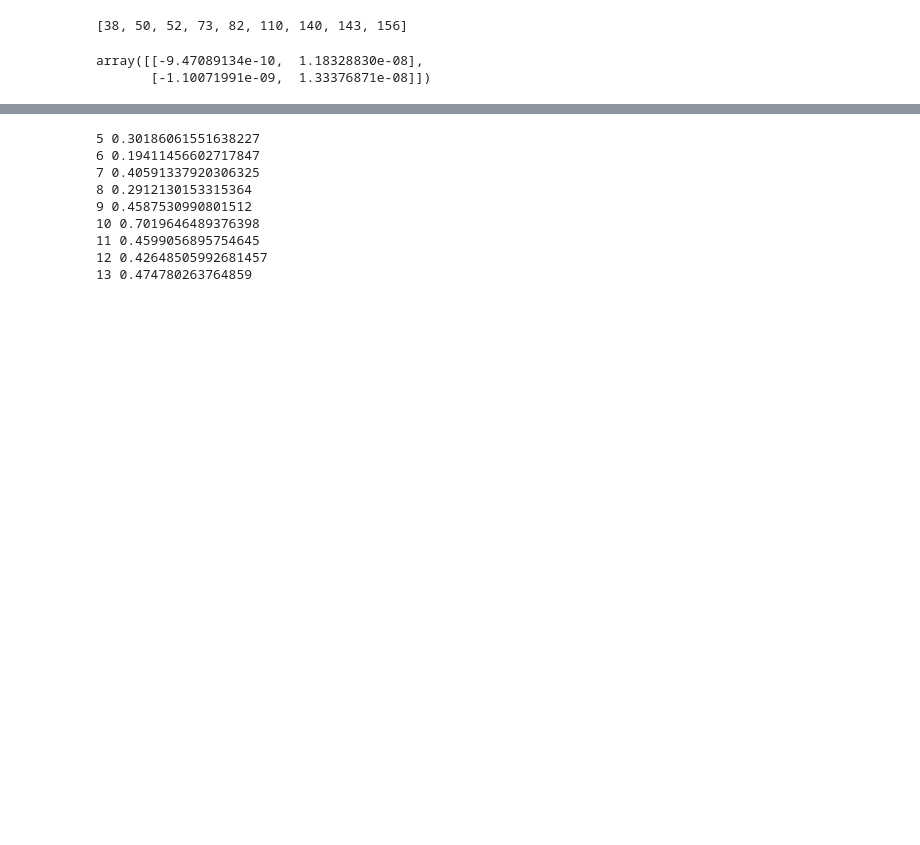
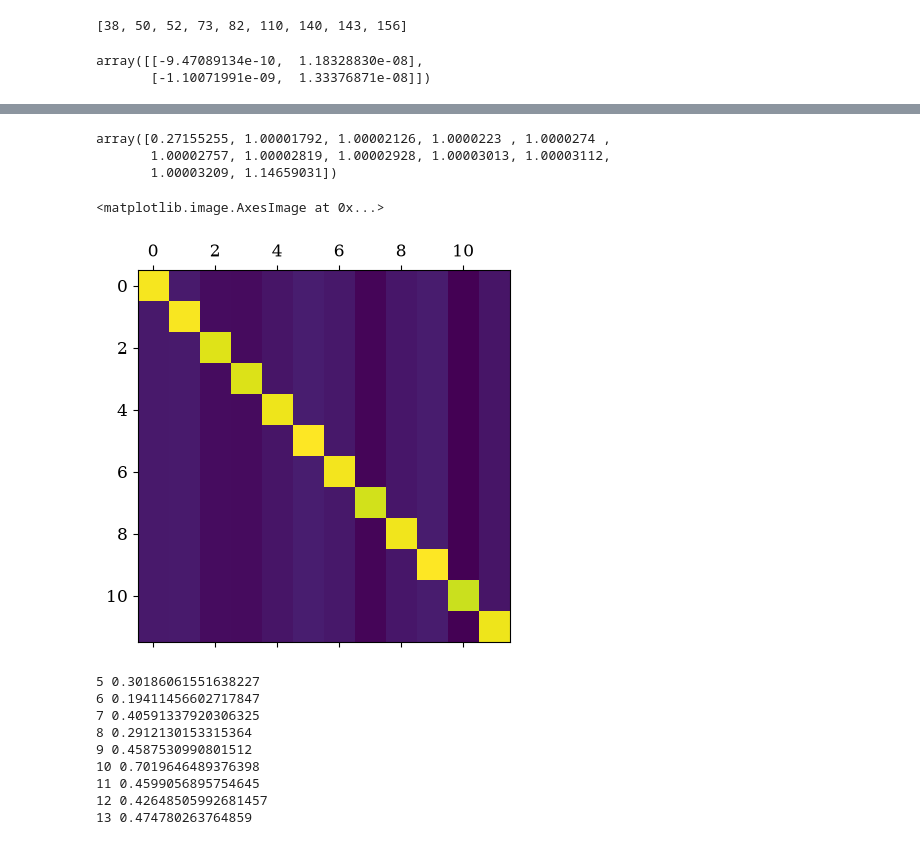
Before and after one commit to SwannChelly/SMM_Spatial_Comovement, a Jupyter notebook: analysis.ipynb, the cells around one changed output, grey strips where cells are left out. Saved outputs shown, nothing was run; the diff lists cells and outputs as text; code cells hidden in the pictures; blank space fills up the shorter version.

```diff
--- a/analysis.ipynb
+++ b/analysis.ipynb
@@ -1797,3 +1812,19 @@ plt.matshow(J_blocks_list[4][6:18,3:15])
+# %%
+J = J_blocks_list[4][3+x:3+x_,x:x_]
+eigval,eigvec = np.linalg.eigh(J.T@J)
+eigval
+# %% [output]
+array([0.27155255, 1.00001792, 1.00002126, 1.0000223 , 1.0000274 ,
+       1.00002757, 1.00002819, 1.00002928, 1.00003013, 1.00003112,
+       1.00003209, 1.14659031])
+# %%
+
+x = 48
+x_ = 60
+plt.matshow(J_blocks_list[4][3+x:3+x_,x:x_])
+# %% [output]
+<matplotlib.image.AxesImage at 0x...>
+[figure, added]
 # %%
 k = 10
 
```
Also changed, not shown: parts of 6 cells of this notebook.
